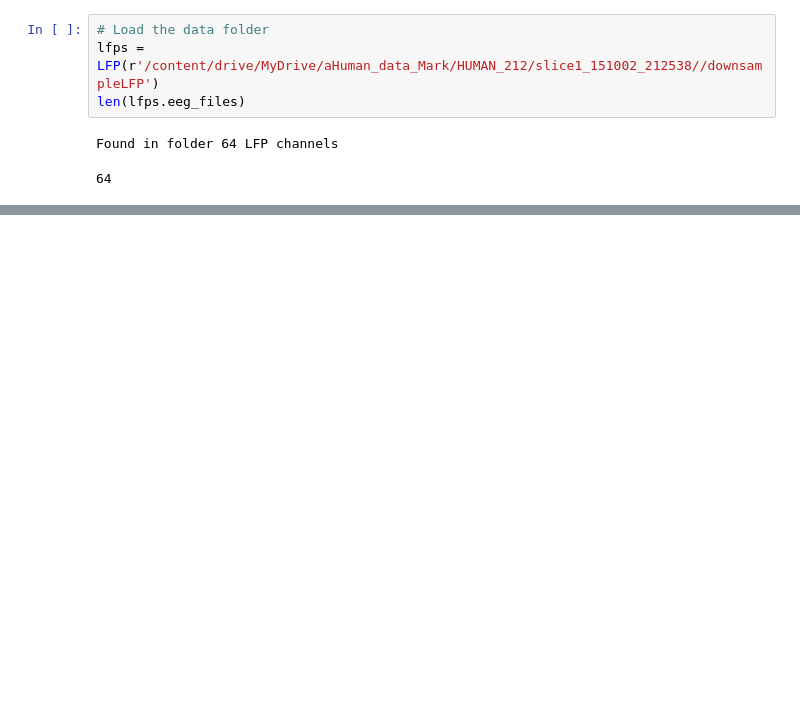
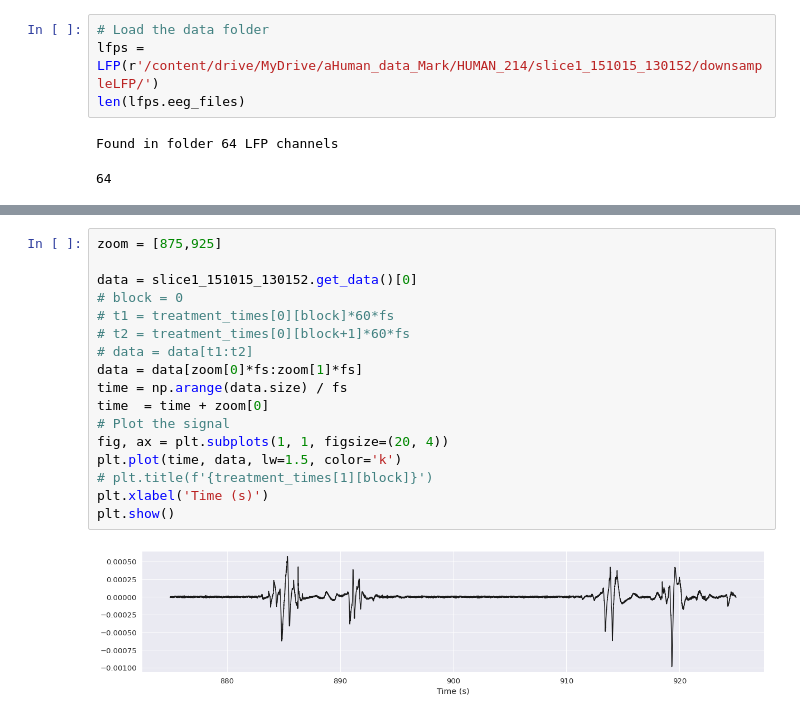
Before and after one commit to cafalchio/EXvivo, a Jupyter notebook: EEG_analysis.ipynb, the cells around one changed output, grey strips where cells are left out. Cells and saved outputs as stored; diff of their text form; blank space fills up the shorter version.

```diff
--- a/EEG_analysis.ipynb
+++ b/EEG_analysis.ipynb
@@ -212,6 +225,6 @@ normal, modified, perapanel, chunks
 # %%
 # Load the data folder
-lfps = LFP(r'/content/drive/MyDrive/aHuman_data_Mark/HUMAN_212/slice1_151002_212538//downsampleLFP')
+lfps = LFP(r'/content/drive/MyDrive/aHuman_data_Mark/HUMAN_214/slice1_151015_130152/downsampleLFP/')
 len(lfps.eeg_files)
 # %% [output]
 Found in folder 64 LFP channels
@@ -310,0 +329,19 @@ NameError: ignored
+# %%
+zoom = [875,925]
+
+data = slice1_151015_130152.get_data()[0]
+# block = 0
+# t1 = treatment_times[0][block]*60*fs
+# t2 = treatment_times[0][block+1]*60*fs
+# data = data[t1:t2]
+data = data[zoom[0]*fs:zoom[1]*fs]
+time = np.arange(data.size) / fs
+time  = time + zoom[0]
+# Plot the signal
+fig, ax = plt.subplots(1, 1, figsize=(20, 4))
+plt.plot(time, data, lw=1.5, color='k')
+# plt.title(f'{treatment_times[1][block]}')
+plt.xlabel('Time (s)')
+plt.show()
+# %% [output]
+[figure, added]
```
Also changed, not shown: parts of 23 cells of this notebook.
